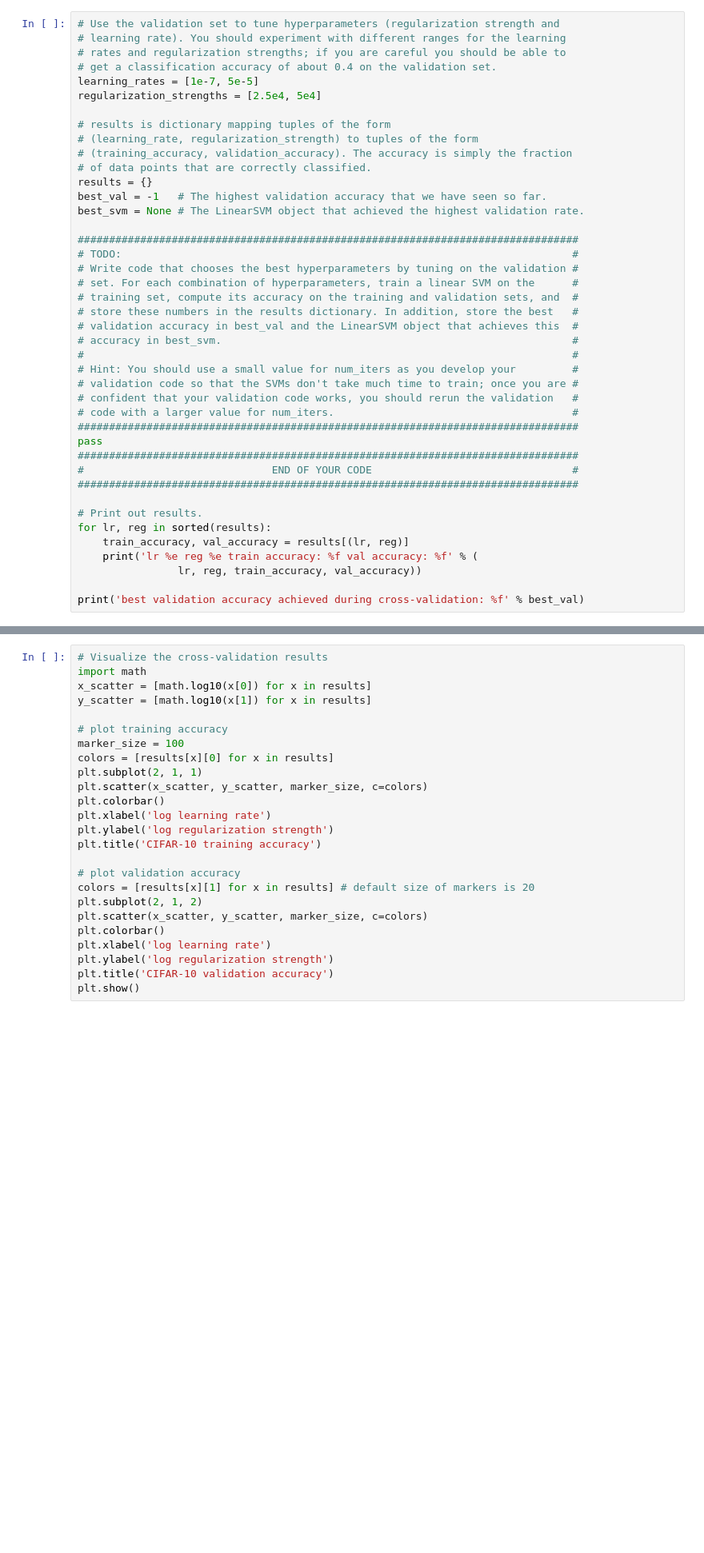
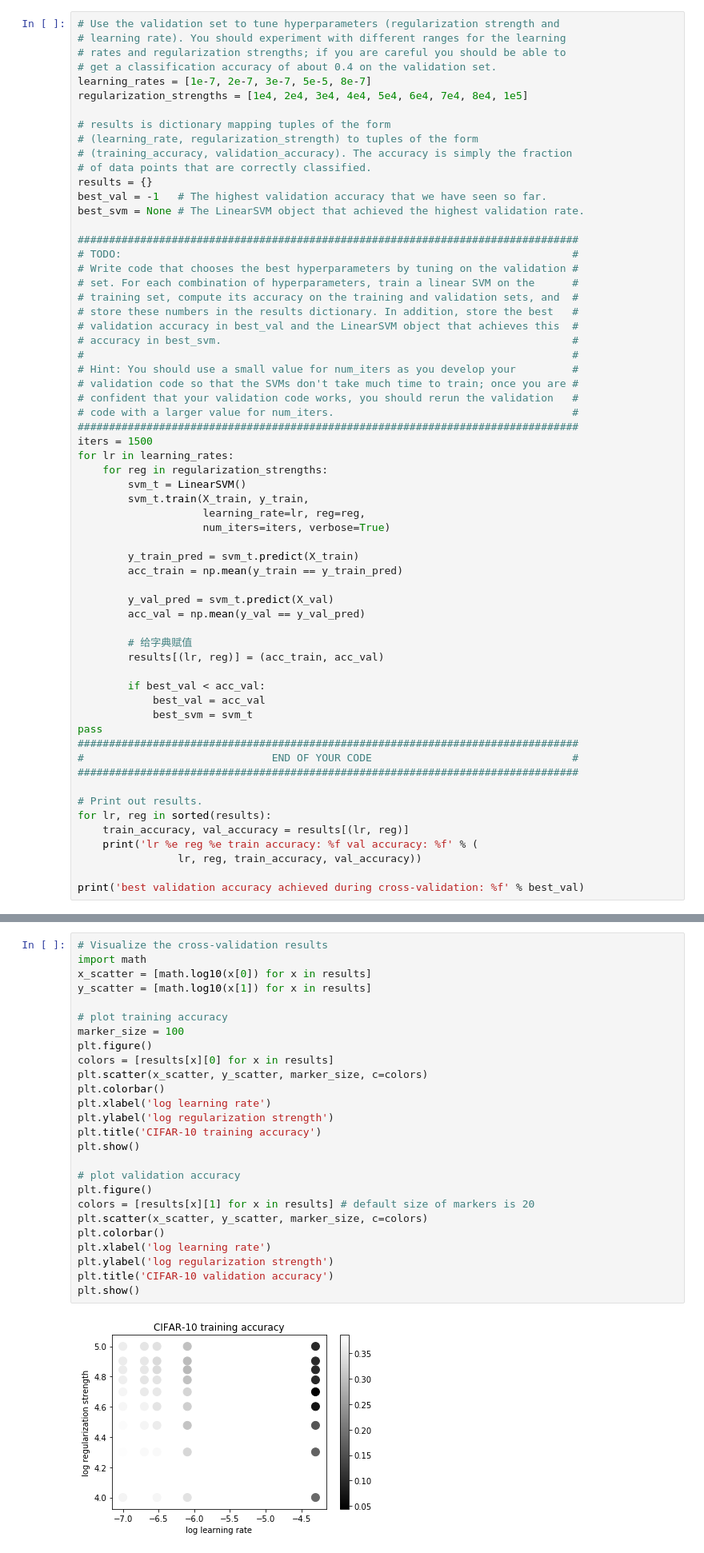
Before and after one commit to FantasyJXF/Coursera_AI, a Jupyter notebook: CS231n/Assignments_Spring_2017/assignment1/Q2_svm.ipynb, the cells around one changed output, grey strips where cells are left out. Shown at 80% size. Cells and saved outputs as stored; diff of their text form; blank space fills up the shorter version.

```diff
--- a/CS231n/Assignments_Spring_2017/assignment1/Q2_svm.ipynb
+++ b/CS231n/Assignments_Spring_2017/assignment1/Q2_svm.ipynb
@@ -276,8 +327,8 @@ print('validation accuracy: %f' % (np.mean(y_val == y_val_pred), ))
 # learning rate). You should experiment with different ranges for the learning
 # rates and regularization strengths; if you are careful you should be able to
 # get a classification accuracy of about 0.4 on the validation set.
-learning_rates = [1e-7, 5e-5]
-regularization_strengths = [2.5e4, 5e4]
+learning_rates = [1e-7, 2e-7, 3e-7, 5e-5, 8e-7]
+regularization_strengths = [1e4, 2e4, 3e4, 4e4, 5e4, 6e4, 7e4, 8e4, 1e5]
 
 # results is dictionary mapping tuples of the form
 # (learning_rate, regularization_strength) to tuples of the form
@@ -301,6 +352,26 @@ best_svm = None # The LinearSVM object that achieved the highest validation rate
 # confident that your validation code works, you should rerun the validation   #
 # code with a larger value for num_iters.                                      #
 ################################################################################
+iters = 1500
+for lr in learning_rates:
+    for reg in regularization_strengths:
+        svm_t = LinearSVM()
+        svm_t.train(X_train, y_train,
+                    learning_rate=lr, reg=reg,
+                    num_iters=iters, verbose=True)
+
+        y_train_pred = svm_t.predict(X_train)
+        acc_train = np.mean(y_train == y_train_pred)
+
+        y_val_pred = svm_t.predict(X_val)
+        acc_val = np.mean(y_val == y_val_pred)
+
+        # 给字典赋值
+        results[(lr, reg)] = (acc_train, acc_val)
+
+        if best_val < acc_val:
+            best_val = acc_val
+            best_svm = svm_t
 pass
 ################################################################################
 #                              END OF YOUR CODE                                #
@@ -316,25 +441,28 @@ print('best validation accuracy achieved during cross-validation: %f' % best_val
 # %%
 # Visualize the cross-validation results
 import math
 x_scatter = [math.log10(x[0]) for x in results]
 y_scatter = [math.log10(x[1]) for x in results]
 
 # plot training accuracy
 marker_size = 100
+plt.figure()
 colors = [results[x][0] for x in results]
-plt.subplot(2, 1, 1)
 plt.scatter(x_scatter, y_scatter, marker_size, c=colors)
 plt.colorbar()
 plt.xlabel('log learning rate')
 plt.ylabel('log regularization strength')
 plt.title('CIFAR-10 training accuracy')
+plt.show()
 
 # plot validation accuracy
+plt.figure()
 colors = [results[x][1] for x in results] # default size of markers is 20
-plt.subplot(2, 1, 2)
 plt.scatter(x_scatter, y_scatter, marker_size, c=colors)
 plt.colorbar()
 plt.xlabel('log learning rate')
 plt.ylabel('log regularization strength')
 plt.title('CIFAR-10 validation accuracy')
 plt.show()
+# %% [output]
+[figure, added]
```
Also changed, not shown: parts of 12 cells of this notebook, 3 other files.
